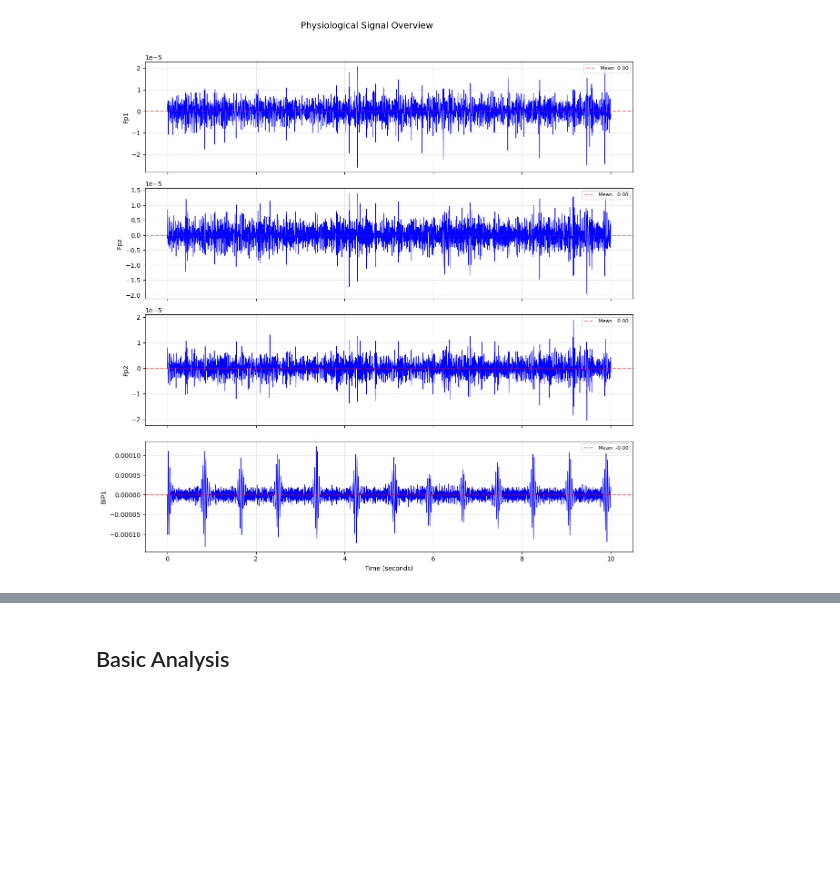
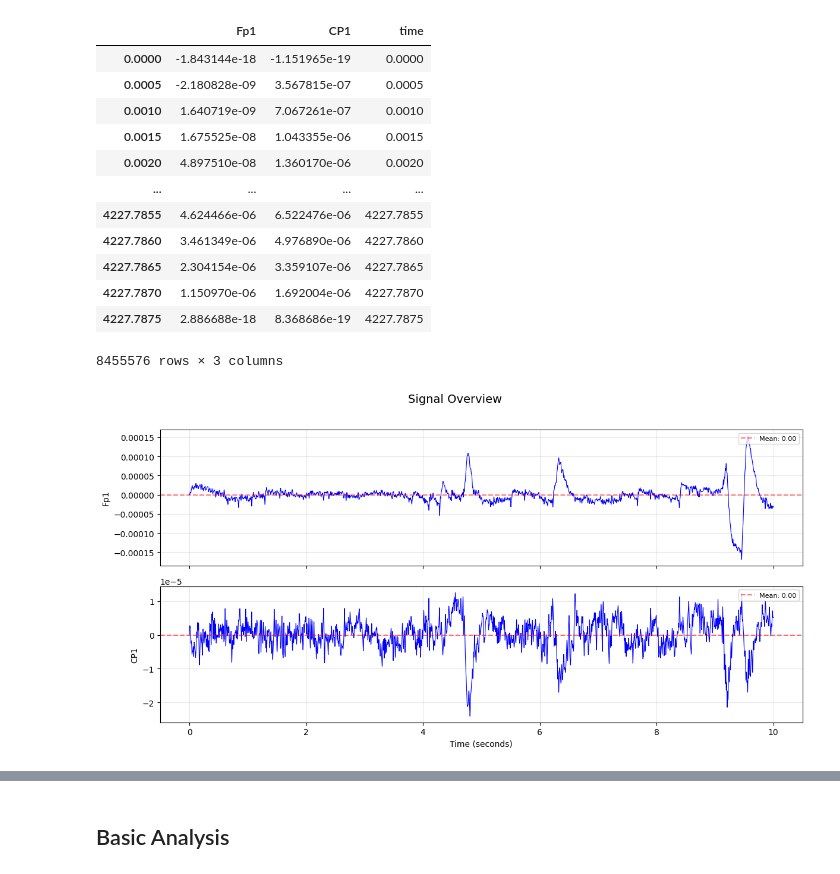
Before and after one commit to Jose-Alves-Neto/GX_tES_Dataset_Experiment, a Jupyter notebook: signal_analysis.ipynb, the cells around one changed output, grey strips where cells are left out. Cells and saved outputs as stored; diff of their text form; code cells hidden in the pictures; blank space fills up the shorter version.

```diff
--- a/signal_analysis.ipynb
+++ b/signal_analysis.ipynb
@@ -16,6 +102,6 @@ Reading 0 ... 8455575  =      0.000 ...  4227.788 secs...
 # %%
 raw = raw.set_eeg_reference("average")
-raw = raw.filter(l_freq=4, h_freq=999)
+raw.plot()
 # %% [output]
 EEG channel type selected for re-referencing
 Applying average reference.
@@ -61,2 +110,0 @@ raw.set_channel_types(non_eeg_channels)
-# %%
-raw.set_montage("standard_1005", on_missing='warn')
@@ -282,41 +225,63 @@ Option 2: ctt_trigger_codes = [1, 2, 3]  # Replace with actual codes
+# %%
+def extract_channel(raw, channels):
+  data = {}
+  for ch in channels:
+    ch_data, times = raw[ch, :]
+    data[ch] = ch_data.flatten()
+
+  df = pd.DataFrame(data)
+  df.index = times
+  df['time'] = times
+  return df
+# %%
+channels = extract_channel(raw, ['Fp1', 'CP1'])
+channels
+# %% [output]
+|  | Fp1 | CP1 | time |
+| 0.0000 | -1.843144e-18 | -1.151965e-19 | 0.0000 |
+| 0.0005 | -2.180828e-09 | 3.567815e-07 | 0.0005 |
+| 0.0010 | 1.640719e-09 | 7.067261e-07 | 0.0010 |
+| 0.0015 | 1.675525e-08 | 1.043355e-06 | 0.0015 |
+| 0.0020 | 4.897510e-08 | 1.360170e-06 | 0.0020 |
+| ... | ... | ... | ... |
+| 4227.7855 | 4.624466e-06 | 6.522476e-06 | 4227.7855 |
+| 4227.7860 | 3.461349e-06 | 4.976890e-06 | 4227.7860 |
+| 4227.7865 | 2.304154e-06 | 3.359107e-06 | 4227.7865 |
+| 4227.7870 | 1.150970e-06 | 1.692004e-06 | 4227.7870 |
+| 4227.7875 | 2.886688e-18 | 8.368686e-19 | 4227.7875 |
+8455576 rows × 3 columns
 # %%
-def plot_physio_channels(physio_df, sfreq, duration=4):
+def plot_channels(df, sfreq, duration=4):
     """Plot first 'duration' seconds of physio data"""
-    time_limit = min(duration, len(physio_df) / sfreq)
-    mask = physio_df['Time_seconds'] <= time_limit
+    time_limit = min(duration, len(df) / sfreq)
+    mask = df['time'] <= time_limit
 
-    physio_cols = [col for col in physio_df.columns if col != 'Time_seconds']
-    n_channels = len(physio_cols)
+    cols = [col for col in df.columns if col != 'time']
+    n_channels = len(cols)
 
-    if n_channels == 0:
-        print("No physiological channels to plot")
-        return
 
     fig, axes = plt.subplots(n_channels, 1, figsize=(12, 3*n_channels), sharex=True)
     if n_channels == 1:
         axes = [axes]
 
-    for i, channel in enumerate(physio_cols):
-        axes[i].plot(physio_df['Time_seconds'][mask], physio_df[channel][mask],
+    for i, channel in enumerate(cols):
+        axes[i].plot(df['time'][mask], df[channel][mask],
                      linewidth=0.8, color='b')
         axes[i].set_ylabel(channel, fontsize=10)
         axes[i].grid(True, alpha=0.3)
 
-        mean_val = physio_df[channel].mean()
-        std_val = physio_df[channel].std()
+        mean_val = df[channel].mean()
+        std_val = df[channel].std()
         axes[i].axhline(mean_val, color='r', linestyle='--', alpha=0.5,
                        label=f'Mean: {mean_val:.2f}')
         axes[i].legend(fontsize=8, loc="upper right")
 
     axes[-1].set_xlabel('Time (seconds)', fontsize=10)
-    plt.suptitle('Physiological Signal Overview', fontsize=14, y=1.02)
+    plt.suptitle('Signal Overview', fontsize=14, y=1.02)
     plt.tight_layout()
     plt.show()
 
-# Execute the plots
-if len(physio_channels_list) > 0:
-    plot_physio_channels(physio_df, sfreq, duration=10)
-else:
-    print("No physiological channels found to plot")
+
+plot_channels(channels, raw.info["sfreq"], duration=10)
 # %% [output]
-[figure, old version]
+[figure, new version]
```
Also changed, not shown: parts of 49 cells of this notebook.
